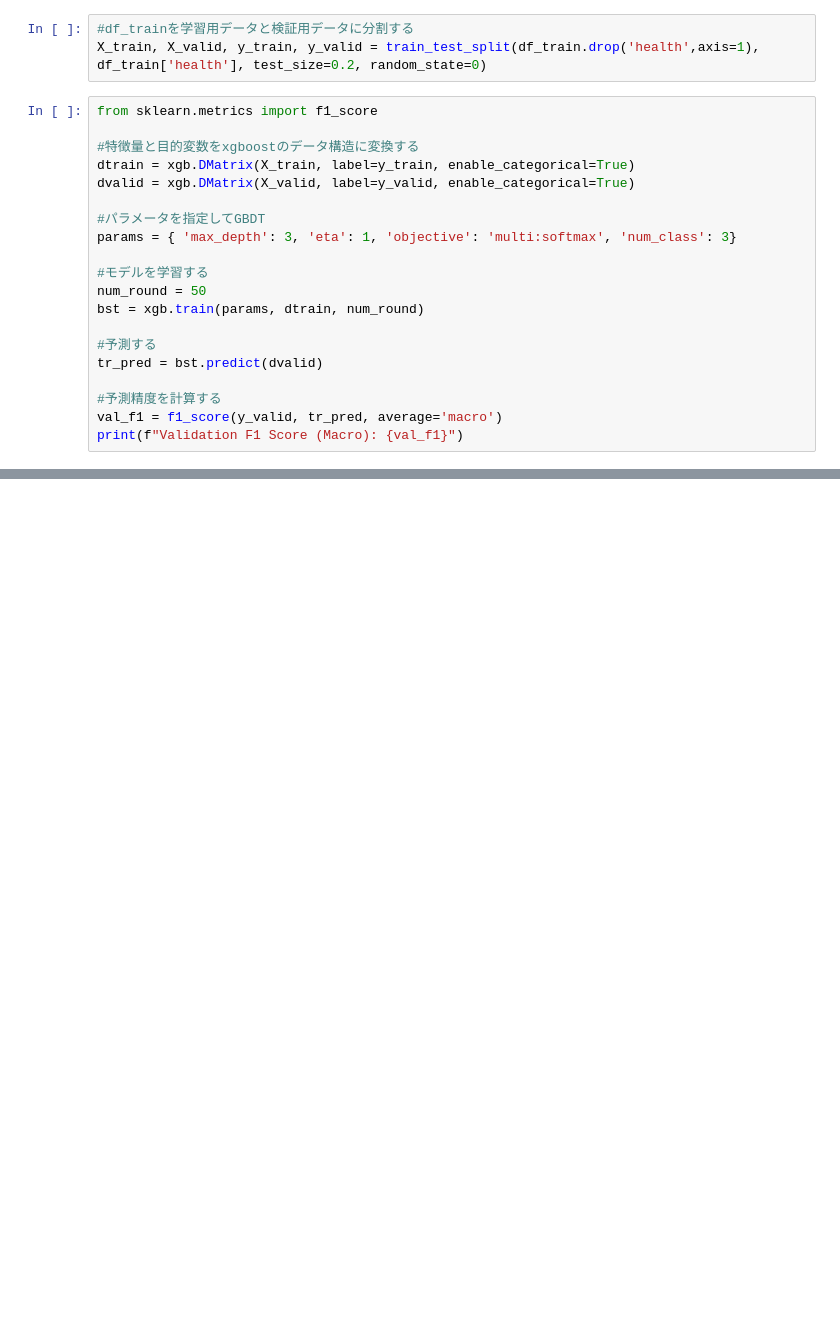
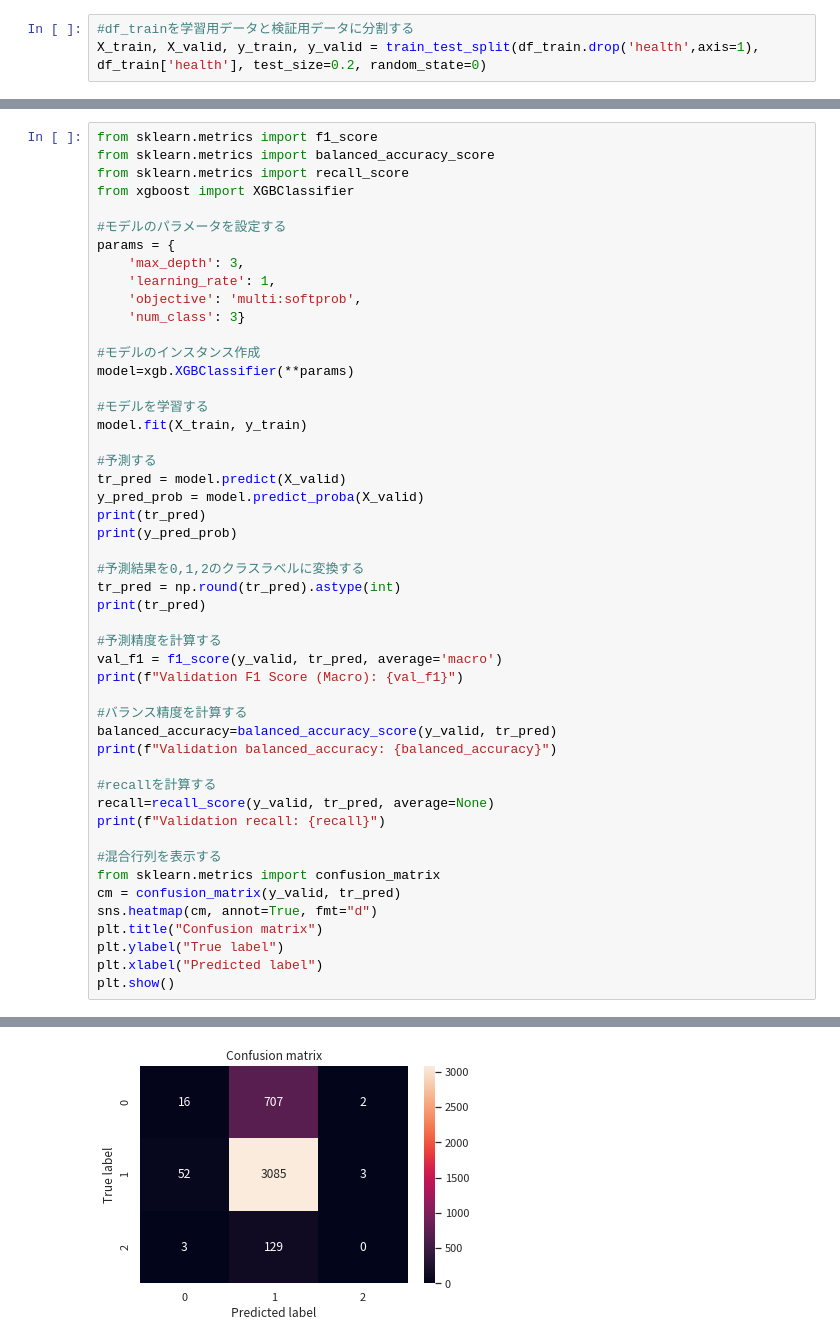
Before and after one commit to LABO-M/SMBC-Challenge, a Jupyter notebook: SMBC.ipynb, the cells around one changed output, grey strips where cells are left out. Saved outputs shown, nothing was run; the diff lists cells and outputs as text; blank space fills up the shorter version.

```diff
--- a/SMBC.ipynb
+++ b/SMBC.ipynb
@@ -172,23 +323,3 @@ display.display(df_test.head())
 # %%
 #df_trainを学習用データと検証用データに分割する
 X_train, X_valid, y_train, y_valid = train_test_split(df_train.drop('health',axis=1), df_train['health'], test_size=0.2, random_state=0)
-# %%
-from sklearn.metrics import f1_score
-
-#特徴量と目的変数をxgboostのデータ構造に変換する
-dtrain = xgb.DMatrix(X_train, label=y_train, enable_categorical=True)
-dvalid = xgb.DMatrix(X_valid, label=y_valid, enable_categorical=True)
-
-#パラメータを指定してGBDT
-params = { 'max_depth': 3, 'eta': 1, 'objective': 'multi:softmax', 'num_class': 3}
-
-#モデルを学習する
-num_round = 50
-bst = xgb.train(params, dtrain, num_round)
-
-#予測する
-tr_pred = bst.predict(dvalid)
-
-#予測精度を計算する
-val_f1 = f1_score(y_valid, tr_pred, average='macro')
-print(f"Validation F1 Score (Macro): {val_f1}")
@@ -213,0 +326,50 @@ ValueError: Length of values (19702) does not match length of index (19701)
+# %%
+from sklearn.metrics import f1_score
+from sklearn.metrics import balanced_accuracy_score
+from sklearn.metrics import recall_score
+from xgboost import XGBClassifier
+
+#モデルのパラメータを設定する
+params = {
+    'max_depth': 3,
+    'learning_rate': 1,
+    'objective': 'multi:softprob',
+    'num_class': 3}
+
+#モデルのインスタンス作成
+model=xgb.XGBClassifier(**params)
+
+#モデルを学習する
+model.fit(X_train, y_train)
+
+#予測する
+tr_pred = model.predict(X_valid)
+y_pred_prob = model.predict_proba(X_valid)
+print(tr_pred)
+print(y_pred_prob)
+
+#予測結果を0,1,2のクラスラベルに変換する
+tr_pred = np.round(tr_pred).astype(int)
+print(tr_pred)
+
+#予測精度を計算する
+val_f1 = f1_score(y_valid, tr_pred, average='macro')
+print(f"Validation F1 Score (Macro): {val_f1}")
+
+#バランス精度を計算する
+balanced_accuracy=balanced_accuracy_score(y_valid, tr_pred)
+print(f"Validation balanced_accuracy: {balanced_accuracy}")
+
+#recallを計算する
+recall=recall_score(y_valid, tr_pred, average=None)
+print(f"Validation recall: {recall}")
+
+#混合行列を表示する
+from sklearn.metrics import confusion_matrix
+cm = confusion_matrix(y_valid, tr_pred)
+sns.heatmap(cm, annot=True, fmt="d")
+plt.title("Confusion matrix")
+plt.ylabel("True label")
+plt.xlabel("Predicted label")
+plt.show()
+# %% [output]
@@ -213,0 +388 @@ ValueError: Length of values (19702) does not match length of index (19701)
+[figure, added]
```
Also changed, not shown: parts of 19 cells of this notebook.
